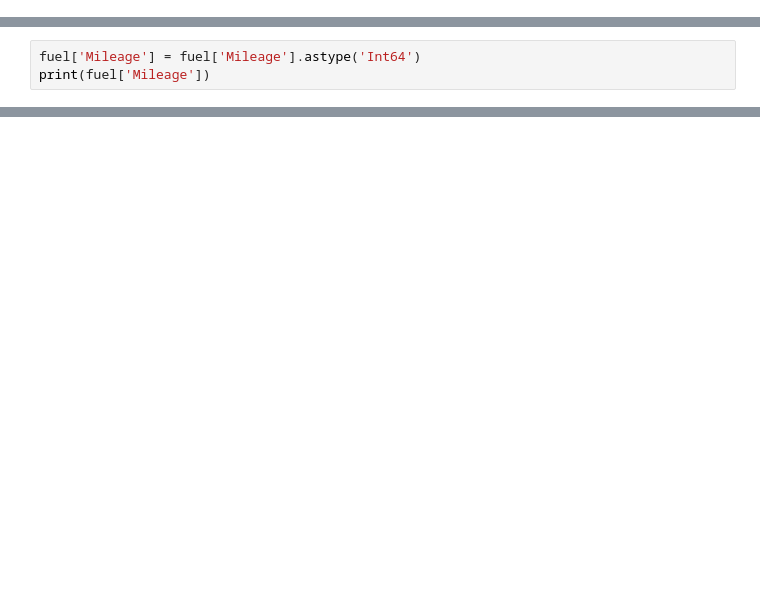
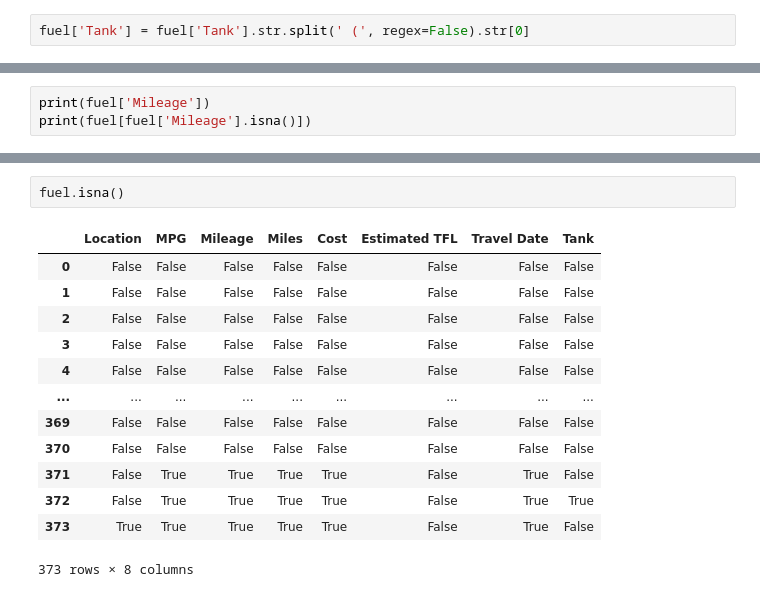
Before and after one commit to mahinm23/Fuel-Tracker-Dashboard, a Jupyter notebook: fuel-explorer.ipynb, the cells around one changed output, grey strips where cells are left out. Cells and saved outputs as stored; diff of their text form; blank space fills up the shorter version.

```diff
--- a/fuel-explorer.ipynb
+++ b/fuel-explorer.ipynb
@@ -11,6 +11,8 @@ fuel.head()
 | 2 | 7 kings | 31.0 | 100036.0 | 2.6 | 0.517472 | 1.75 | 01/05/2026 | 99714 (https://www.notion.so/9971... |
 | 3 | Goodmayes | 36.6 | 100033.0 | 8.5 | 1.432891 | 3.50 | 01/05/2026 | 99714 (https://www.notion.so/9971... |
 | 4 | Gidea park | 37.1 | 100025.0 | 10.5 | 1.746187 | 5.50 | 01/05/2026 | 99714 (https://www.notion.so/9971... |
+# %%
+fuel['Tank'] = fuel['Tank'].str.split(' (', regex=False).str[0]
 # %%
 fuel['Cost'] = fuel['Cost'].round(2)
 print(fuel['Cost'])
@@ -30,4 +32,4 @@ Name: Cost, Length: 374, dtype: float64
 # %%
-fuel['Mileage'] = fuel['Mileage'].astype('Int64')
 print(fuel['Mileage'])
+print(fuel[fuel['Mileage'].isna()])
 # %% [output]
@@ -34,0 +52,16 @@ TypeError: cannot safely cast non-equivalent float64 to int64
+# %%
+fuel.isna()
+# %% [output]
+|  | Location | MPG | Mileage | Miles | Cost | Estimated TFL | Travel Date | Tank |
+| 0 | False | False | False | False | False | False | False | False |
+| 1 | False | False | False | False | False | False | False | False |
+| 2 | False | False | False | False | False | False | False | False |
+| 3 | False | False | False | False | False | False | False | False |
+| 4 | False | False | False | False | False | False | False | False |
+| ... | ... | ... | ... | ... | ... | ... | ... | ... |
+| 369 | False | False | False | False | False | False | False | False |
+| 370 | False | False | False | False | False | False | False | False |
+| 371 | False | True | True | True | True | False | True | False |
+| 372 | False | True | True | True | True | False | True | True |
+| 373 | True | True | True | True | True | False | True | False |
+373 rows × 8 columns
```
Also changed, not shown: parts of 16 cells of this notebook.
